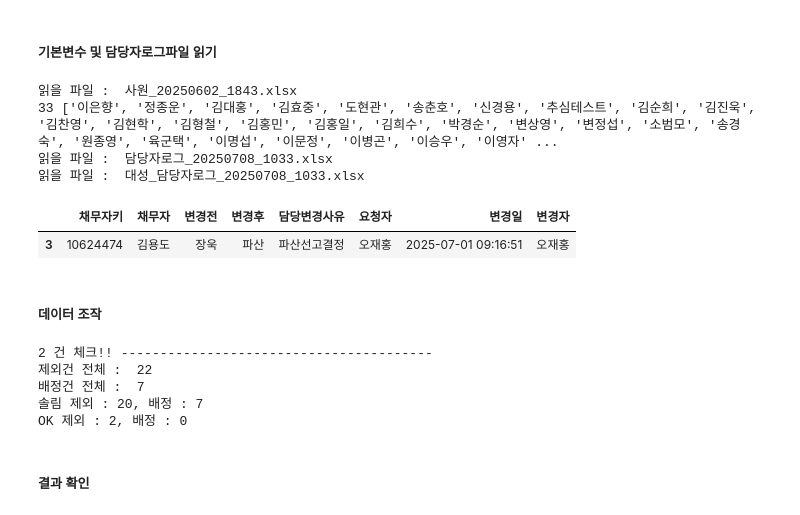
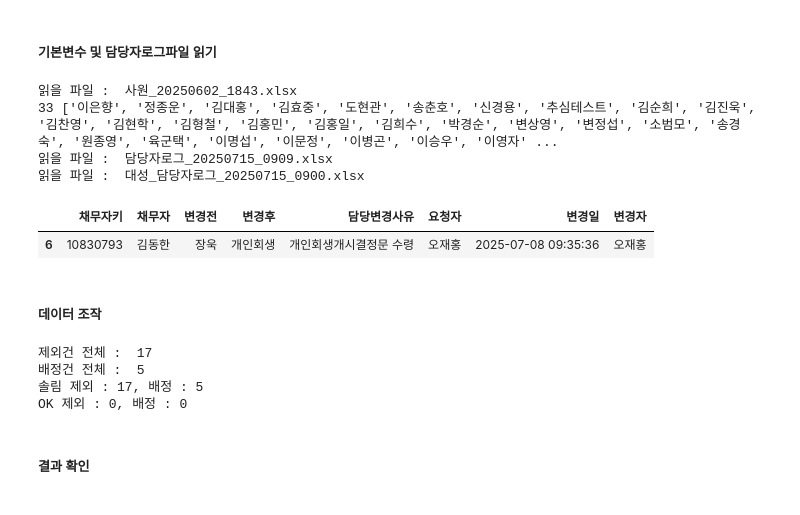
Before and after one commit to jbmyou/company_work, a Jupyter notebook: fileNaming/자산관리/담당자변경.ipynb, the cells around one changed output. Saved outputs shown, nothing was run; the diff lists cells and outputs as text; code cells hidden in the pictures.

```diff
--- a/fileNaming/자산관리/담당자변경.ipynb
+++ b/fileNaming/자산관리/담당자변경.ipynb
@@ -45,7 +45,7 @@ def 키워드로파일명찾기_last(폴더:str, 포함키워드:str, 제외키
 # 주간 담당자로그 파일 읽기
 ######################################################################
 wd = r"D:\3.자산\기타 업무\담당자변경"
-기간 = "250701~250707" # 전주 화요일 ~ 이번주 월요일
+기간 = "250708~250714" # 전주 화요일 ~ 이번주 월요일
 # filename_log = "담당자로그_20241008_1029.xlsx"
 # 대성filename_log = "대성_담당자로그_20241008_1029.xlsx"
 # 사원 = "사원_20241008_1029.xlsx"
@@ -55,36 +55,36 @@ wd = r"D:\3.자산\기타 업무\담당자변경"
     # 추심팀, 필요칼럼만 : 성명, 지점만
 사원_지점 = 전사원명단.query('부서=="추심"')[["사원성명", "지점"]].copy() # 사원키로 작업하는게 나으려나?
 
 
     # 대성 추가 #####################################################
 # 사원_지점.loc[len(사원_지점)] = ['장욱', 'JM신용정보']
 # 사원_지점.loc[len(사원_지점)] = ['박민재', 'JM신용정보']
 # 사원_지점.loc[len(사원_지점)] = ['박용상', 'JM신용정보']
 # 사원_지점.loc[len(사원_지점)] = ['조준일', 'JM신용정보']
 ####################################################################
 
 사원_지점.reset_index(drop=True, inplace=True)
 
     # 추심팀 이름만  리스트로
 추심팀 = 사원_지점.사원성명.tolist()
 print(len(추심팀), 추심팀)
 
 # 담당자 변경 로그 읽기
 log = pd.read_excel(키워드로파일명찾기_last(wd, "담당자", "대성"), dtype=debt_dtype).fillna("")
 대성log = pd.read_excel(키워드로파일명찾기_last(wd, "대성_담당자"), dtype=debt_dtype).fillna("")
     # 통합
 log = pd.concat([log, 대성log], axis=0)
 
     # 채무자키로 그룹화 : 변경일순으로 정렬되어 있으므로 순회하면 된다.
 log_grouped = log.groupby('채무자키')
 log_grouped.get_group(list(log_grouped.groups.keys())[0])
 # %% [output]
 읽을 파일 :  사원_20250602_1843.xlsx
 33 ['이은향', '정종운', '김대홍', '김효중', '도현관', '송춘호', '신경용', '추심테스트', '김순희', '김진욱', '김찬영', '김현학', '김형철', '김홍민', '김홍일', '김희수', '박경순', '변상영', '변정섭', '소범모', '송경숙', '원종영', '육군택', '이명섭', '이문정', '이병곤', '이승우', '이영자' ...
-읽을 파일 :  담당자로그_20250708_1033.xlsx
-읽을 파일 :  대성_담당자로그_20250708_1033.xlsx
+읽을 파일 :  담당자로그_20250715_0909.xlsx
+읽을 파일 :  대성_담당자로그_20250715_0900.xlsx
 |  | 채무자키 | 채무자 | 변경전 | 변경후 | 담당변경사유 | 요청자 | 변경일 | 변경자 |
-| 3 | 10624474 | 김용도 | 장욱 | 파산 | 파산선고결정 | 오재홍 | 2025-07-01 09:16:51 | 오재홍 |
+| 6 | 10830793 | 김동한 | 장욱 | 개인회생 | 개인회생개시결정문 수령 | 오재홍 | 2025-07-08 09:35:36 | 오재홍 |
 # %% [markdown]
 ##### 데이터 조작
 # %%
@@ -247,10 +247,9 @@ make_excel_file(솔림_제외건, 솔림_배정건).save(join(wd, "result", "솔
 # make_excel_file(JM_제외건, JM_배정건).save(join(wd, "result", "JM_담당자변경_"+기간+".xlsx"))
 make_excel_file(OK_제외건, OK_배정건).save(join(wd, "result", "OK_담당자변경_"+기간+".xlsx"))
 # %% [output]
-2 건 체크!! ----------------------------------------
-제외건 전체 :  22
-배정건 전체 :  7
-솔림 제외 : 20, 배정 : 7
-OK 제외 : 2, 배정 : 0
+제외건 전체 :  17
+배정건 전체 :  5
+솔림 제외 : 17, 배정 : 5
+OK 제외 : 0, 배정 : 0
 # %% [markdown]
 ##### 결과 확인
```
Also changed, not shown: 9 other files.
